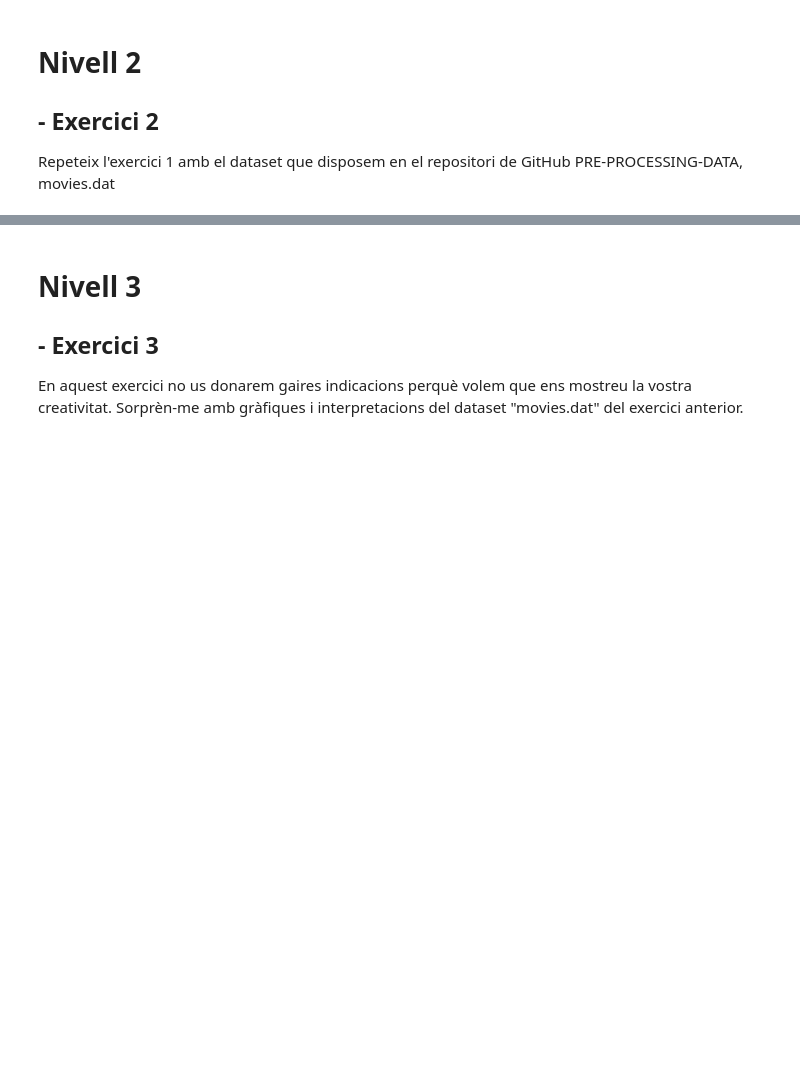
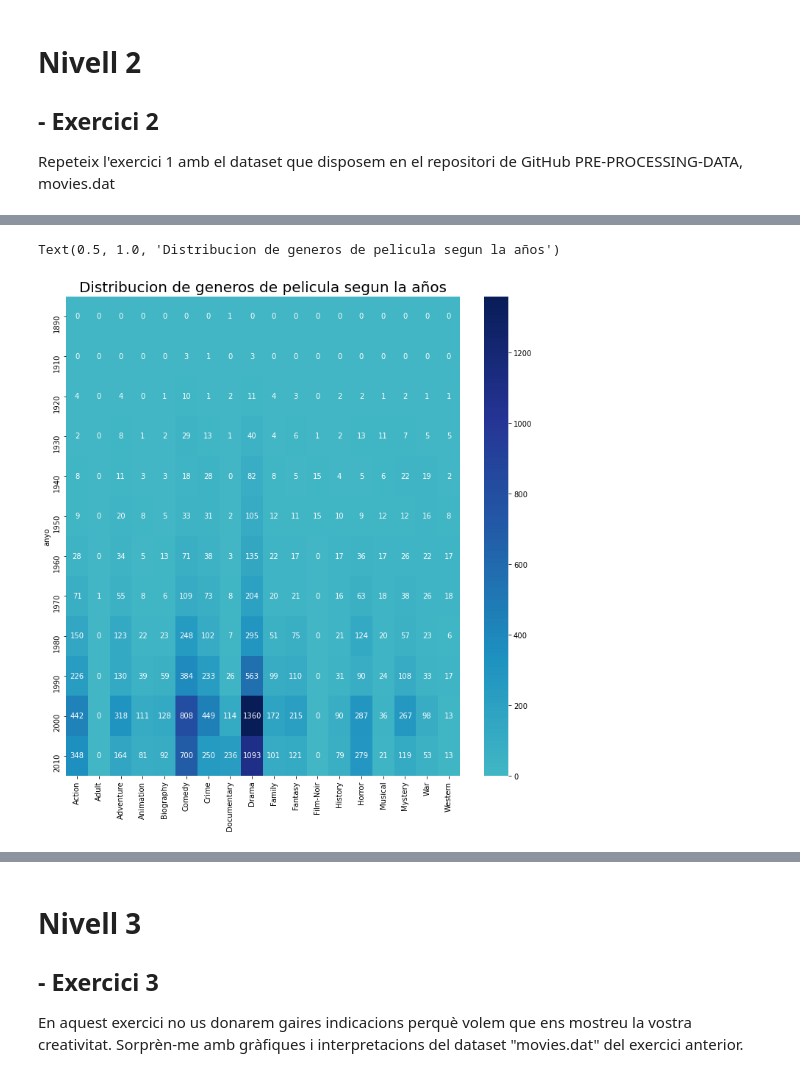
Before and after one commit to mmarcrr/Visualitzacio-grafica-de-Multiples-variables, a Jupyter notebook: S04T02.ipynb, the cells around one changed output, grey strips where cells are left out. Saved outputs shown, nothing was run; the diff lists cells and outputs as text; code cells hidden in the pictures; blank space fills up the shorter version.

```diff
--- a/S04T02.ipynb
+++ b/S04T02.ipynb
@@ -259,0 +282,10 @@ TypeError: unhashable type: 'list'
+# %%
+movies_by_year=df.groupby([10 * (df["anyo"] // 10)])[['Action', 'Adult','Adventure', 'Animation', 'Biography',
+       'Comedy', 'Crime', 'Documentary', 'Drama', 'Family','Fantasy', 'Film-Noir', 'History','Horror', 'Musical',
+       'Mystery',  'War','Western']].sum()
+plt.figure(figsize=(12, 12))
+sns.heatmap(movies_by_year, annot=True, fmt="d", robust=False, center=True, cmap='YlGnBu')
+plt.title("Distribucion de generos de pelicula segun la años", fontsize=20)
+# %% [output]
+Text(0.5, 1.0, 'Distribucion de generos de pelicula segun la años')
+[figure, added]
```
Also changed, not shown: parts of 22 cells of this notebook.
